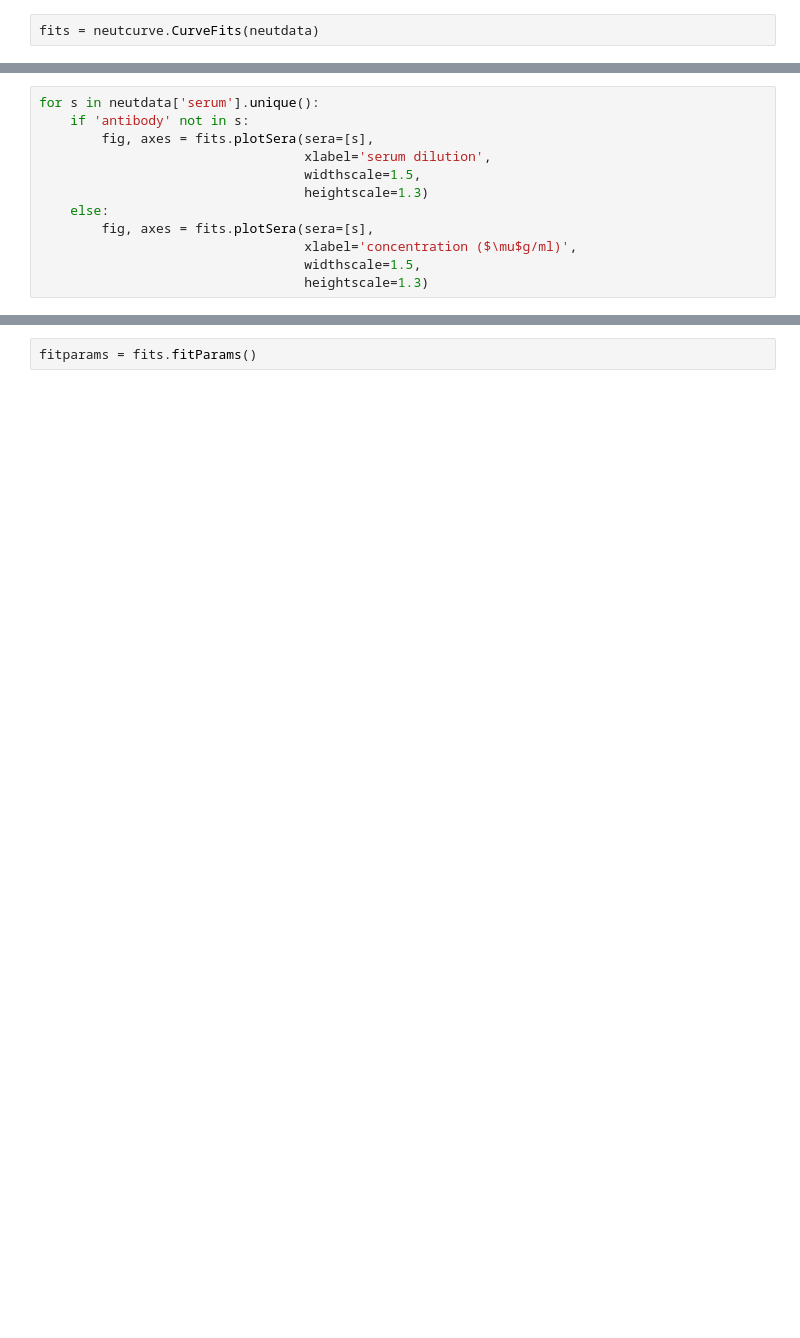
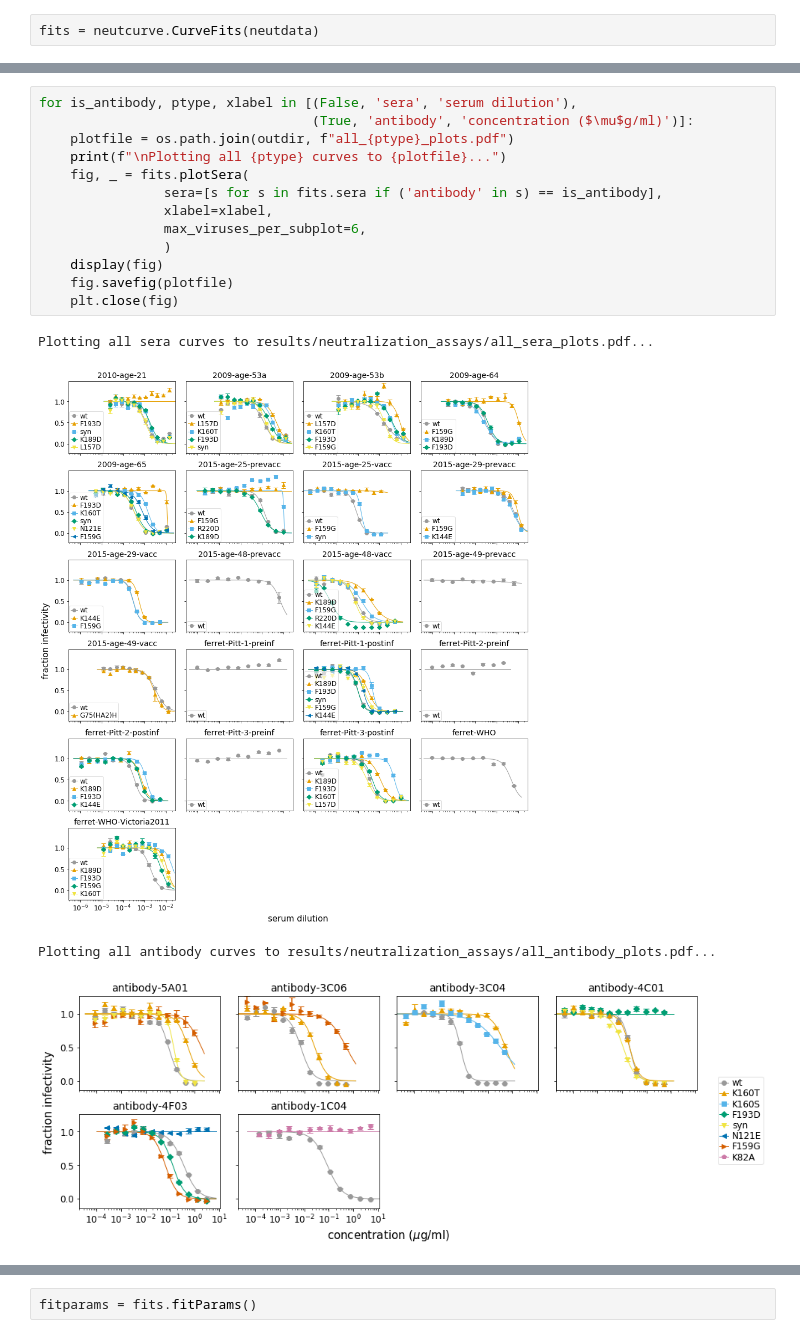
Before and after one commit to jbloomlab/map_flu_serum_Perth2009_H3_HA, a Jupyter notebook: analyze_neut.ipynb, the cells around one changed output, grey strips where cells are left out. Drawn from its saved outputs; the diff is of its cells as text; blank space fills up the shorter version.

```diff
--- a/analyze_neut.ipynb
+++ b/analyze_neut.ipynb
@@ -110,12 +120,0 @@ Make plots for each serum sample:
-# %%
-for s in neutdata['serum'].unique():
-    if 'antibody' not in s:
-        fig, axes = fits.plotSera(sera=[s],
-                                  xlabel='serum dilution',
-                                  widthscale=1.5,
-                                  heightscale=1.3)
-    else:
-        fig, axes = fits.plotSera(sera=[s],
-                                  xlabel='concentration ($\mu$g/ml)',
-                                  widthscale=1.5,
-                                  heightscale=1.3)
@@ -135,0 +123,18 @@ for s in neutdata['serum'].unique():
+# %%
+for is_antibody, ptype, xlabel in [(False, 'sera', 'serum dilution'),
+                                   (True, 'antibody', 'concentration ($\mu$g/ml)')]:
+    plotfile = os.path.join(outdir, f"all_{ptype}_plots.pdf")
+    print(f"\nPlotting all {ptype} curves to {plotfile}...")
+    fig, _ = fits.plotSera(
+                sera=[s for s in fits.sera if ('antibody' in s) == is_antibody],
+                xlabel=xlabel,
+                max_viruses_per_subplot=6,
+                )
+    display(fig)
+    fig.savefig(plotfile)
+    plt.close(fig)
+# %% [output]
+Plotting all sera curves to results/neutralization_assays/all_sera_plots.pdf...
+[figure, added]
+Plotting all antibody curves to results/neutralization_assays/all_antibody_plots.pdf...
+[figure, added]
```
Also changed, not shown: parts of 32 cells of this notebook, 9 other files.
